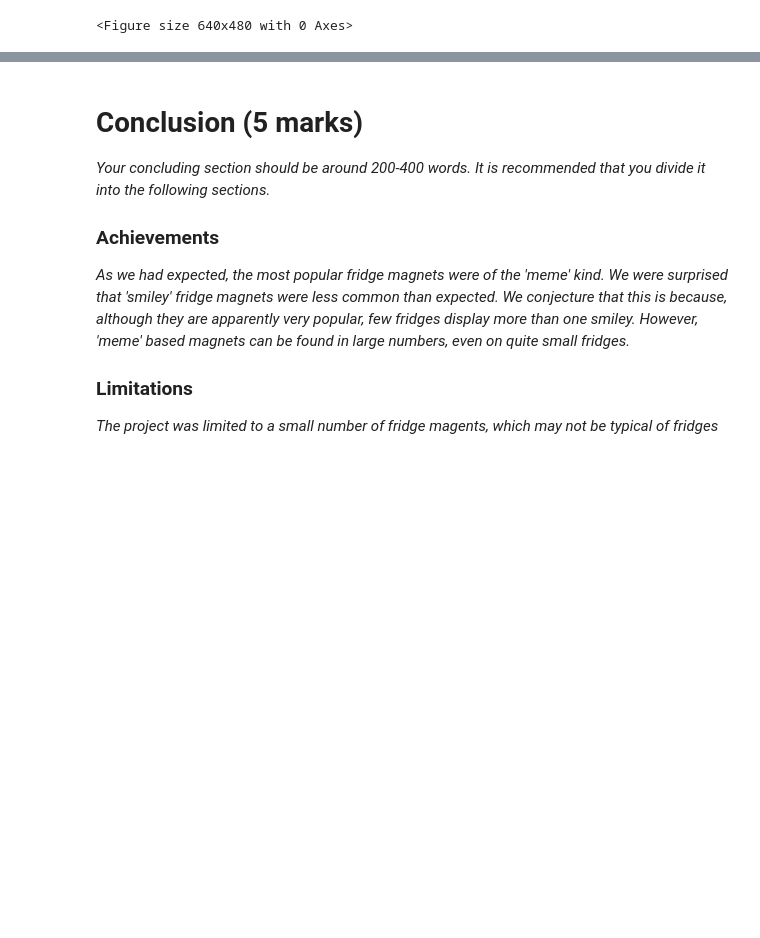
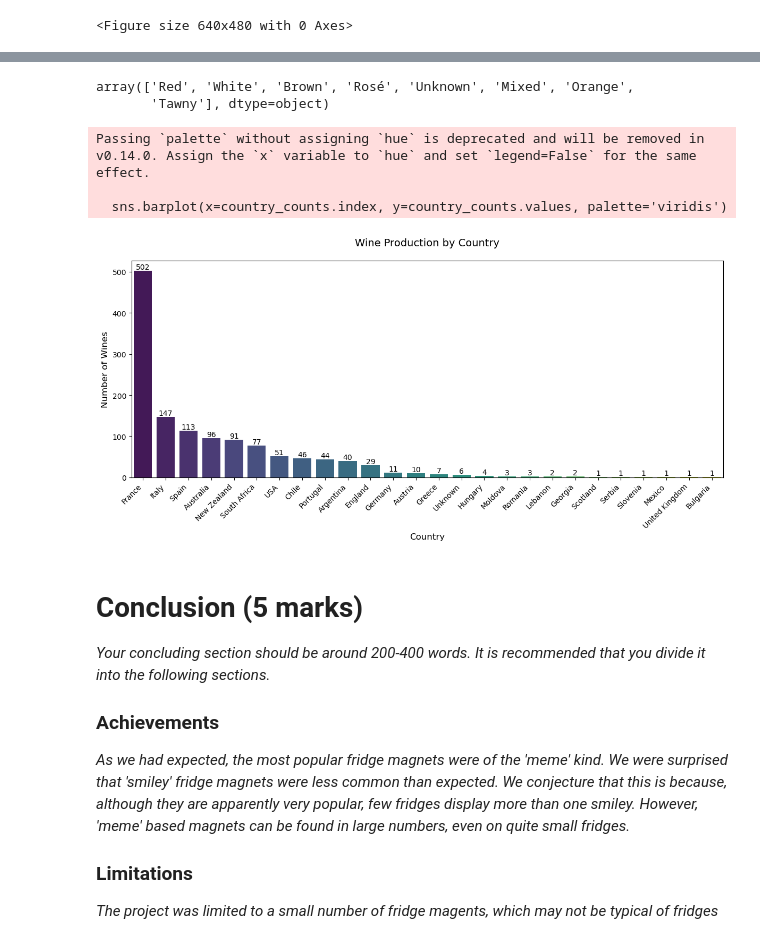
Before and after one commit to lwq1023999/COMP5712-group_coursework, a Jupyter notebook: notebook/Group project.ipynb, the cells around one changed output, grey strips where cells are left out. Drawn from its saved outputs; the diff is of its cells as text; code cells hidden in the pictures; blank space fills up the shorter version.

```diff
--- a/notebook/Group project.ipynb
+++ b/notebook/Group project.ipynb
@@ -469,3 +489,38 @@ plt.show()
+# %%
+wine_clean['Type'].unique()
+# %% [output]
+array(['Red', 'White', 'Brown', 'Rosé', 'Unknown', 'Mixed', 'Orange',
+       'Tawny'], dtype=object)
+# %%
+# Count the number of wines per country
+country_counts = wine_clean['Country'].value_counts()
+
+# Create a bar plot
+plt.figure(figsize=(12, 6))
+sns.barplot(x=country_counts.index, y=country_counts.values, palette='viridis')
+
+# Customize the plot
+plt.title('Wine Production by Country', fontsize=14, pad=20)
+plt.xlabel('Country', fontsize=12)
+plt.ylabel('Number of Wines', fontsize=12)
+
+# Rotate x-axis labels for better readability
+plt.xticks(rotation=45, ha='right')
+
+# Adjust layout to prevent label cutoff
+plt.tight_layout()
+
+# Add value labels on top of each bar
+for i, v in enumerate(country_counts.values):
+    plt.text(i, v, str(v), ha='center', va='bottom')
+
+# Show the plot
+plt.show()
+# %% [output]
+Passing `palette` without assigning `hue` is deprecated and will be removed in v0.14.0. Assign the `x` variable to `hue` and set `legend=False` for the same effect.
+
+  sns.barplot(x=country_counts.index, y=country_counts.values, palette='viridis')
+[figure, added]
 # %% [markdown]
 # Conclusion (5 marks)
 
```
Also changed, not shown: parts of 1 cell of this notebook.
